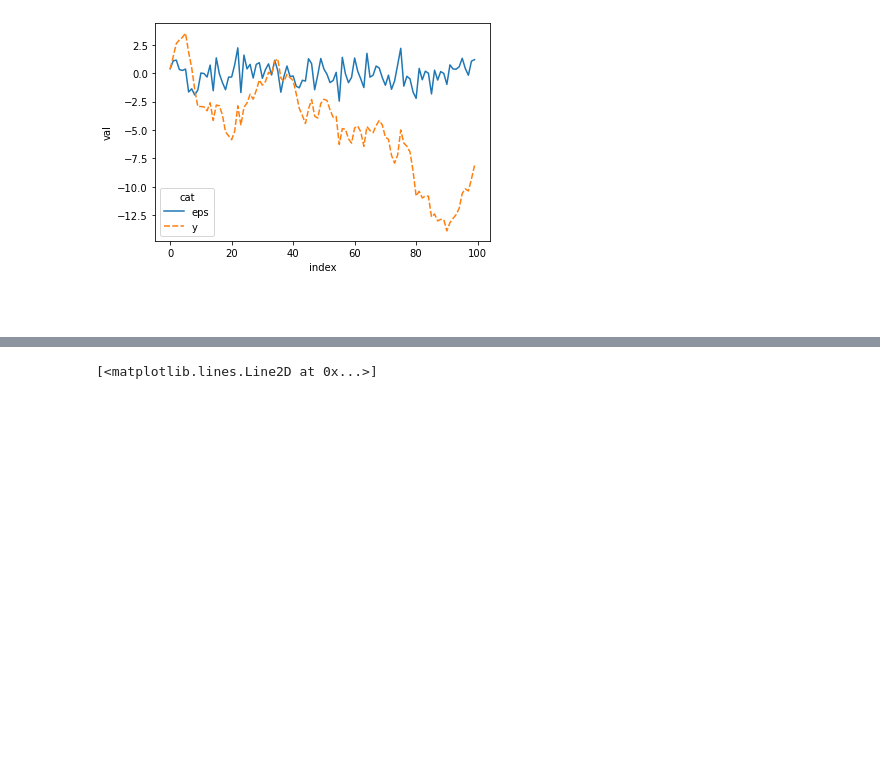
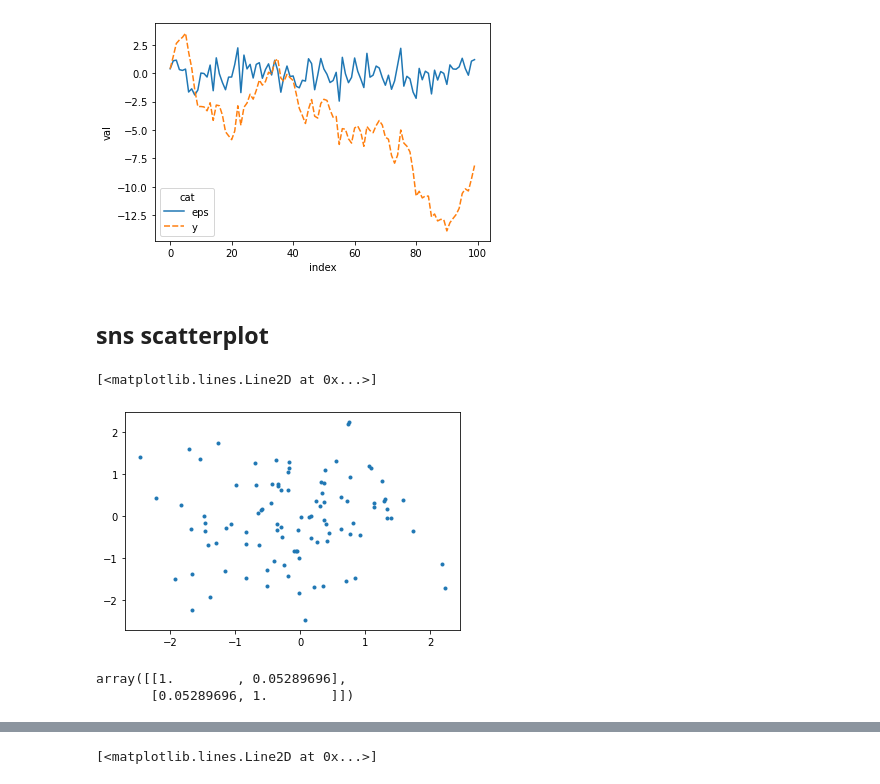
Before and after one commit to g-gg-ggg/Data-Visualization-2022-, a Jupyter notebook: _notebooks/2022-10-03-seaborn.ipynb, the cells around one changed output, grey strips where cells are left out. Drawn from its saved outputs; the diff is of its cells as text; code cells hidden in the pictures; blank space fills up the shorter version.

```diff
--- a/_notebooks/2022-10-03-seaborn.ipynb
+++ b/_notebooks/2022-10-03-seaborn.ipynb
@@ -269,4 +269,11 @@ sns.lineplot(data = df2, x ="index", y = "val", style = "cat", hue = "cat") #스
 <AxesSubplot:xlabel='index', ylabel='val'>
 [figure]
 # %% [markdown]
-##
+## sns scatterplot
+# %%
+np.random.seed(43052)
+ϵ = np.random.randn(100)
+y = np.cumsum(ϵ)
+# %%
+ϵ1 = ϵ[:-1] #t-1의 시점, 처음부터 마지막 하나빼고
+ϵ2 = ϵ[1:] #t의 시점, 두번째부터 마지막까지
@@ -272,0 +283,11 @@ sns.lineplot(data = df2, x ="index", y = "val", style = "cat", hue = "cat") #스
+# %%
+plt.plot(ϵ1, ϵ2, '.')
+# %% [output]
+[<matplotlib.lines.Line2D at 0x...>]
+[figure, added]
+# %%
+#정규분포 모양이 나옴 -> 독립
+np.corrcoef(ϵ1, ϵ2) #상관관계 0 -> 독립
+# %% [output]
+array([[1.        , 0.05289696],
+       [0.05289696, 1.        ]])
```
Also changed, not shown: parts of 3 cells of this notebook.
